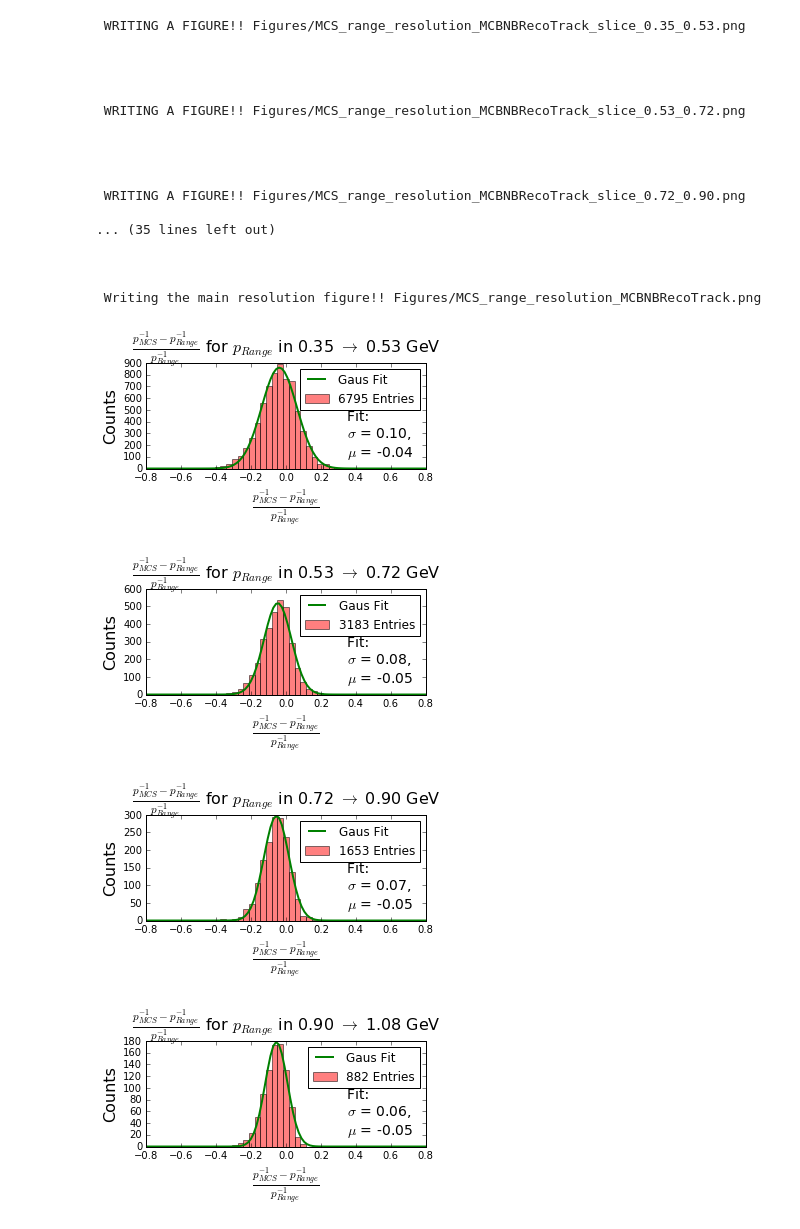
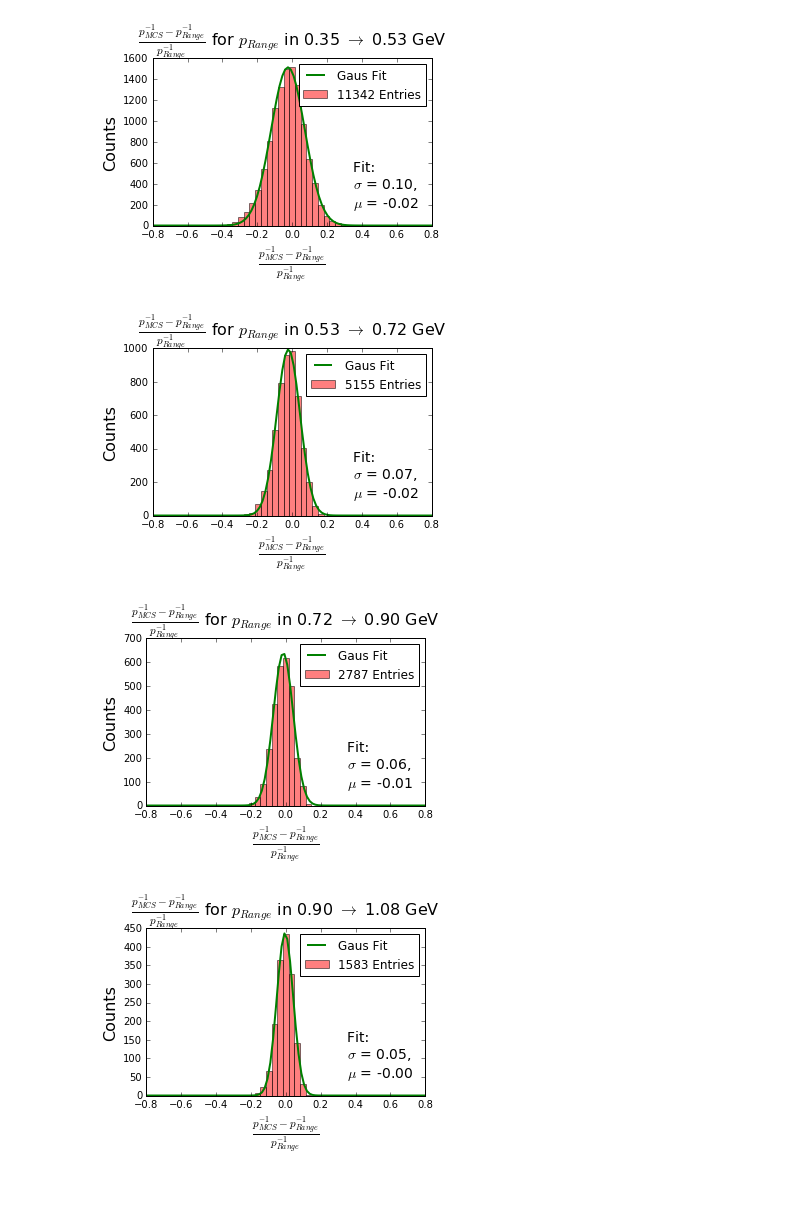
Before and after one commit to kaleko/MCS_Technote, a Jupyter notebook: MCS_paper_work.ipynb, the cells around one changed output. Saved outputs shown, nothing was run; the diff lists cells and outputs as text; code cells hidden in the pictures; blank space fills up the shorter version.

```diff
--- a/MCS_paper_work.ipynb
+++ b/MCS_paper_work.ipynb
@@ -14,13 +8,12 @@ write_figures = True
 figdir = 'Figures/'
 # %%
-#filedir = '/Users/davidkaleko/larlite/UserDev/KalekoAna/scratch_ana/mac/MCS_paper_anafiles/'
 filedir = 'anafiles/'
 #'SingleMuonRecoTrack'
 #'MCBNBSelectedRecoTrack'
 #'DataBNBSelectedRecoTrack'
 #'MCBNBRecoTrack'
 #'SingleMuonMCTrack'
-anatype = 'MCBNBRecoTrack'
+anatype = 'MCBNBMCTrack'
 
 seglen = 10
 myfile = 'MCSBiasStudy_%s_anaout_%dcmseg_2res_bothscatters_nonrelfix.root' %( anatype, seglen )
@@ -92,4 +22,0 @@ print df.columns.values
-# %%
-def gaussian(x, amp, cen, wid):
-    "1-d gaussian: gaussian(x, amp, cen, wid)"
-    return (amp/(np.sqrt(2*np.pi)*wid)) * np.exp(-(x-cen)**2 /(2*wid**2))
@@ -103,0 +23,4 @@ print df.columns.values
+# %%
+df, segdf = get_dfs(filedir + myfile)
+print len(segdf)
+print df.columns.values
@@ -496,7 +377,7 @@ def fractional_bias_resolution_plot(xvar = 'full_range_momentum', xbins = np.lin
 
     #BIAS PLOT
     plt.figure(figsize=(10,6))
-    plt.errorbar(bincenters[:-1],myreses,yerr=myerrs_bias,fmt='ro--',label='Mean of Gaussian Fit, Errors = std/sqrt(N)')
+    plt.errorbar(bincenters[:-1],myreses,yerr=myerrs_bias,xerr=binwidth/2,fmt='ro',label='Mean of Gaussian Fit, Errors = std/sqrt(N)')
     plt.ylabel('mean($\\frac{%s - %s}{%s}$)'%(latextitles[yvar],latextitles[xvar],latextitles[xvar]),fontsize=25)
     plt.xlabel('%s'%titles[slicevar],fontsize=15)
     plt.grid(True)
@@ -512,7 +393,7 @@ def fractional_bias_resolution_plot(xvar = 'full_range_momentum', xbins = np.lin
 
     #RESOLUTION PLOT
     plt.figure(figsize=(10,6))
-    plt.errorbar(bincenters[:-1],mystds,yerr=myerrs_res,fmt='bo--',label='Width of Gaussian Fit, Errors = std/sqrt(2N)')
+    plt.errorbar(bincenters[:-1],mystds,yerr=myerrs_res,xerr=binwidth/2,fmt='bo',label='Width of Gaussian Fit, Errors = std/sqrt(2N)')
     plt.ylabel('std($\\frac{%s - %s}{%s}$)'%(latextitles[yvar],latextitles[xvar],latextitles[xvar]),fontsize=25)
     plt.xlabel('%s'%titles[slicevar],fontsize=15)
     plt.grid(True)
@@ -530,59 +436,28 @@ def fractional_bias_resolution_plot(xvar = 'full_range_momentum', xbins = np.lin
 # %%
-# Fractional bias plot for True vs Range energy for single MCTrack section only
-if anatype == 'SingleMuonMCTrack':
-    fractional_bias_resolution_plot(xvar='true_E',yvar='full_range_energy',xbins=np.linspace(0.35,2,10),
-                       plot_bin_distributions = True,
-                       slicevar = 'true_E',
-                       slicetitlebase = 'true_range_resolution_%s'%anatype,
-                       slicebins = np.linspace(-0.1,0.1,20),
-                       biasplotname = 'true_range_bias_%s.png'%anatype,
-                       resplotname = 'true_range_resolution_%s.png'%anatype,
-                       biasmainfig_ylims = (-.05,.05),
-                       resmainfig_ylims = (0,.05),
-                       usegausfit = True)
-
-
 # Nominal fractional bias plot for all samples
 # For MCBNBSelectedRecoTrack only make plot for the true muons
 myextraquery = None
 if anatype == 'MCBNBSelectedRecoTrack':
     myextraquery = 'MCT_PDG == 13 or MCT_PDG == -13'
 # For real data events, only make plot for those events handscanned as "good"
 if anatype == 'DataBNBSelectedRecoTrack':
     myextraquery = 'not maybe_bad'
 
 # Trying inverse momentum
 fractional_bias_resolution_plot(xvar='full_range_momentum_inverse',yvar='full_MCS_momentum_inverse',
                      xbins=np.linspace(0.35,2,10),
                        plot_bin_distributions = True,
                        slicevar = 'full_range_momentum',
                        extraquery = myextraquery,
                        slicetitlebase = 'MCS_range_resolution_%s'%anatype,
                        slicebins = np.linspace(-0.8,0.8,50),
                        biasplotname = 'MCS_range_bias_%s.png'%anatype,
                        resplotname = 'MCS_range_resolution_%s.png'%anatype,
                        biasmainfig_ylims = (-.10,.10),
                        resmainfig_ylims = (0,.15),
                         usegausfit = True)
 # %% [output]
- WRITING A FIGURE!! Figures/MCS_range_resolution_MCBNBRecoTrack_slice_0.35_0.53.png
-
-
-
-
- WRITING A FIGURE!! Figures/MCS_range_resolution_MCBNBRecoTrack_slice_0.53_0.72.png
-
-
-
-
- WRITING A FIGURE!! Figures/MCS_range_resolution_MCBNBRecoTrack_slice_0.72_0.90.png
-
-... (35 lines left out)
-
-
-
- Writing the main resolution figure!! Figures/MCS_range_resolution_MCBNBRecoTrack.png
-[figure, old version]
+[figure, new version]
-[figure, old version]
+[figure, new version]
-[figure, old version]
+[figure, new version]
-[figure, old version]
+[figure, new version]
```
Also changed, not shown: parts of 18 cells of this notebook, 4 other files.
